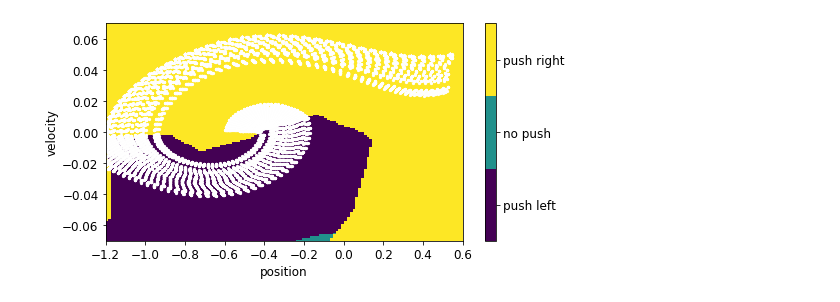
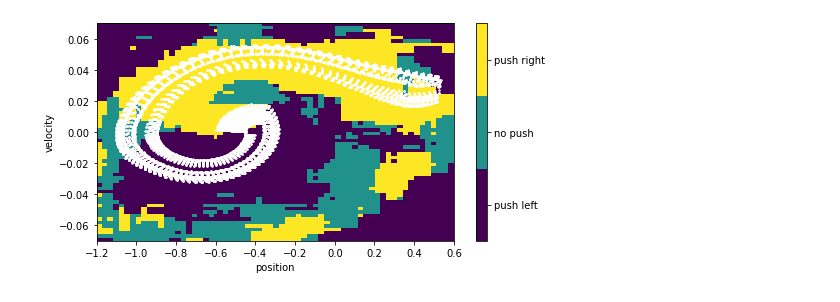
Before and after one commit to paige-chang/MountainCar, a Jupyter notebook: MountainCar.ipynb, the cells around one changed output. Saved outputs shown, nothing was run; the diff lists cells and outputs as text; code cells hidden in the pictures.

```diff
--- a/MountainCar.ipynb
+++ b/MountainCar.ipynb
@@ -23,3 +20,7 @@ Using TensorFlow backend.
+# %%
+env = gym.make("MountainCar-v0")
+env._max_episode_steps = 3000  # Increase upper time limit so we can plot full behaviour.
+np.random.seed(6)  # Make plots reproducible
 # %%
 """
 Exploratory analysis
@@ -328,28 +216,42 @@ env.close()
 # %%
 # Visualization of policy
 fig, ax = plt.subplots(figsize = (8, 4))
-
 poses = np.linspace(env.unwrapped.min_position, env.unwrapped.max_position, 128)
 vels = np.linspace(-env.unwrapped.max_speed, env.unwrapped.max_speed, 128)
 positions, velocities = np.meshgrid(poses, vels)
 
-model = models.load_model('MountainCar-v0-dqn.h5')
 @np.vectorize
 def decide(position, velocity):
-    return np.argmax(model.predict(np.array([[position, velocity]])))
+    return agent.policy(np.array([position, velocity]))
 action_values = decide(positions, velocities)
-c = ax.pcolormesh(positions, velocities, action_values)
+c = plt.pcolormesh(positions, velocities, action_values)
 
+states = []
+episodes = 100
+for episode in range(episodes):
+      env.seed(episode)
+      state = env.reset()
+      action = agent.policy(state)
+      while True:
+          next_state, reward, done, _ = env.step(action)
+          next_action = agent.policy(next_state)
+          state = next_state
+          action = next_action
+
+          states.append(state)
+          # The episode is done when the agent reaches the goal or maximum episode
+          if done:
+              break
+      env.close()
 
 pos = [s[0] for s in states]
 vel = [s[1] for s in states]
-ax.scatter(pos, vel, s = 5, c = 'w')
+ax.scatter(pos, vel, s = 2, color = 'w')
 
+cbar = fig.colorbar(c, ax = ax, boundaries = [-.5, .5, 1.5, 2.5], ticks = [0, 1, 2])
+cbar.ax.set_yticklabels(['push left', 'no push', 'push right'])
 ax.set_xlabel('position')
 ax.set_ylabel('velocity')
-ax.set_xlim(-1.2, 0.6)
-cbar = fig.colorbar(c, ax = ax, boundaries = [-.5, .5, 1.5, 2.5], ticks = [0, 1, 2])
-cbar.ax.set_yticklabels(['push left', 'no push', 'push right'])
 fig.show()
 # %% [output]
-[figure, old version]
+[figure, new version]
```
Also changed, not shown: parts of 7 cells of this notebook.
